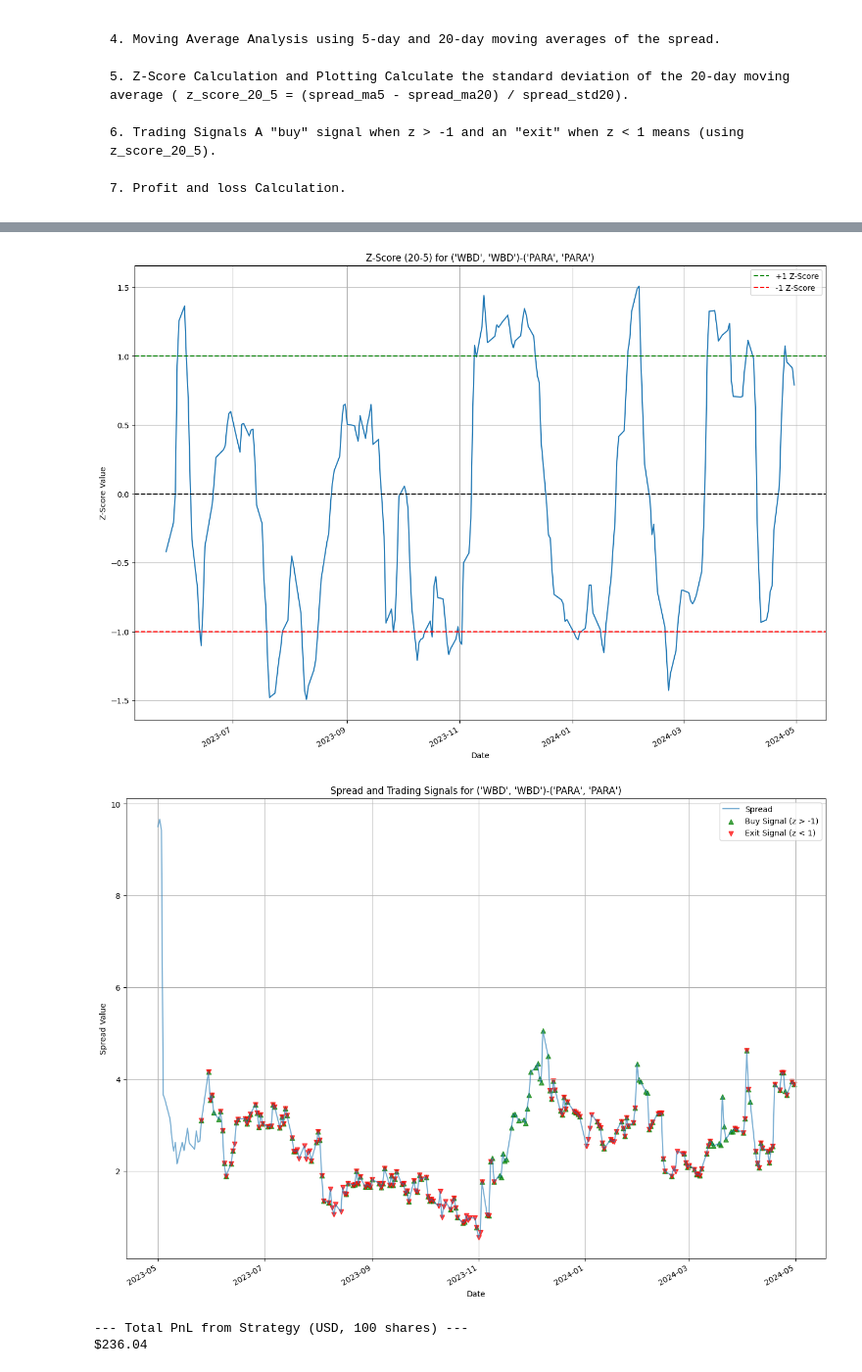
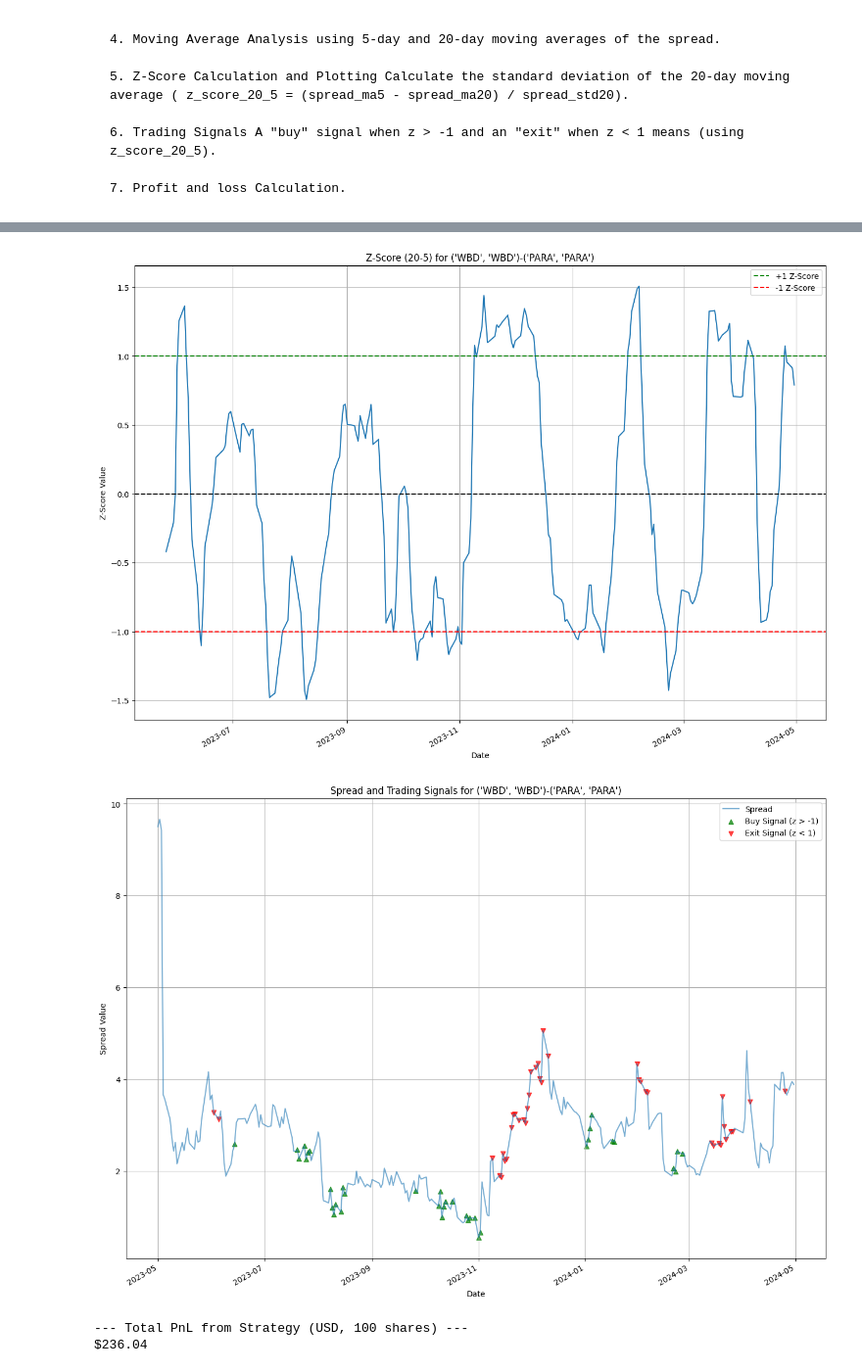
Before and after one commit to KarunphopSavanachai/First-Pairs-Trading-Analysis-for-study-, a Jupyter notebook: First_Pairs_Trading_Analysis_(for_study).ipynb, the cells around one changed output, grey strips where cells are left out. Shown at 98% size. Drawn from its saved outputs; the diff is of its cells as text; code cells hidden in the pictures.

```diff
--- a/First_Pairs_Trading_Analysis_(for_study).ipynb
+++ b/First_Pairs_Trading_Analysis_(for_study).ipynb
@@ -232,10 +232,10 @@ if not all_data_df.empty:
         signals_df['z_score'] = z_score_20_5
 
         # Generate buy signals: When z_score > -1
-        signals_df['buy_signal'] = np.where(signals_df['z_score'] > -1, signals_df['spread'], np.nan)
+        signals_df['buy_signal'] = np.where(signals_df['z_score'] < -1, signals_df['spread'], np.nan)
 
         # Generate sell signals (exit): When z_score < 1
-        signals_df['sell_signal'] = np.where(signals_df['z_score'] < 1, signals_df['spread'], np.nan)
+        signals_df['sell_signal'] = np.where(signals_df['z_score'] > 1, signals_df['spread'], np.nan)
 
         # --- Plot 4: Spread with Buy and Sell Signals ---
         plt.figure(figsize=(16,12))
@@ -267,34 +267,34 @@ if not all_data_df.empty:
         # PnL in USD = position × change in spread × position_size
         signals_df['pnl_usd'] = signals_df['position'].shift(1) * signals_df['spread_ret'] * position_size
 
         # Cumulative PnL in USD
         signals_df['cum_pnl_usd'] = signals_df['pnl_usd'].cumsum()
 
         # Print total PnL
         total_pnl_usd = signals_df['pnl_usd'].sum()
         print(f"\n--- Total PnL from Strategy (USD, {position_size} shares) ---\n${total_pnl_usd:,.2f}")
 
         # --- Plot 5: Cumulative PnL in USD ---
         plt.figure(figsize=(16, 10))
         signals_df['cum_pnl_usd'].plot()
         plt.title(f'Cumulative PnL in USD for {stock1_ticker}-{stock2_ticker} ({position_size} shares per leg)')
         plt.xlabel('Date')
         plt.ylabel('Cumulative PnL (USD)')
         plt.grid(True)
         plt.show()
 else:
     print("\nCould not proceed with analysis because the initial data is empty.")
 # %% [output]
 --- Cointegrated Pairs (p-value < 0.05) ---
 Pair: ('WBD', 'WBD')-('PARA', 'PARA'), P-value: 0.0050
 Pair: ('NFLX', 'NFLX')-('DIS', 'DIS'), P-value: 0.0062
 Pair: ('DIS', 'DIS')-('AMZN', 'AMZN'), P-value: 0.0187
 
 --- Choosing best pair with least p-value: ('WBD', 'WBD')-('PARA', 'PARA') ---
 [figure]
 [figure]
 [figure]
-[figure, old version]
+[figure, new version]
 --- Total PnL from Strategy (USD, 100 shares) ---
 $236.04
 [figure]
```
Also changed, not shown: parts of 1 cell of this notebook.
